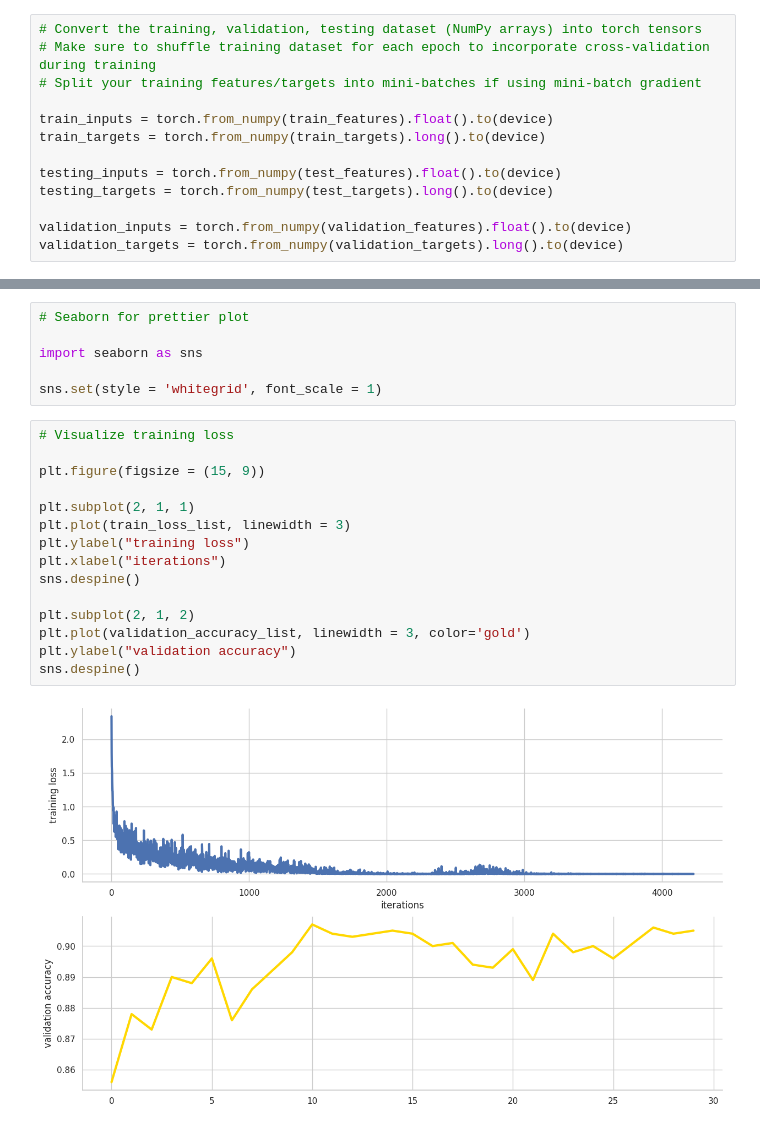
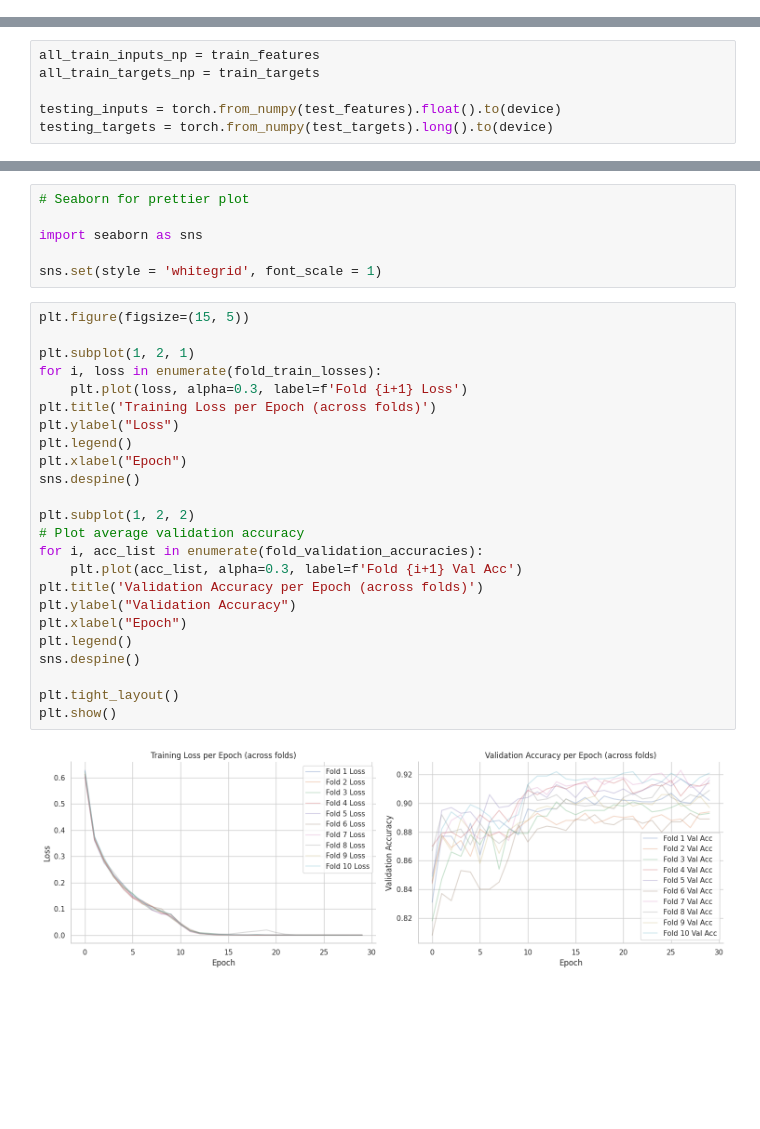
Before and after one commit to 20LiamB/IntroDL2025ECE, a Jupyter notebook: W3/3. ipynb_assignment/Lab3_Template/Lab3_LiamBakar.ipynb, the cells around one changed output, grey strips where cells are left out. Cells and saved outputs as stored; diff of their text form; blank space fills up the shorter version.

Commit message:
Cross Validation implementation

```diff
--- a/W3/3. ipynb_assignment/Lab3_Template/Lab3_LiamBakar.ipynb
+++ b/W3/3. ipynb_assignment/Lab3_Template/Lab3_LiamBakar.ipynb
@@ -231,13 +177,0 @@ def train(model,
-# %%
-# Convert the training, validation, testing dataset (NumPy arrays) into torch tensors
-# Make sure to shuffle training dataset for each epoch to incorporate cross-validation during training
-# Split your training features/targets into mini-batches if using mini-batch gradient
-
-train_inputs = torch.from_numpy(train_features).float().to(device)
-train_targets = torch.from_numpy(train_targets).long().to(device)
-
-testing_inputs = torch.from_numpy(test_features).float().to(device)
-testing_targets = torch.from_numpy(test_targets).long().to(device)
-
-validation_inputs = torch.from_numpy(validation_features).float().to(device)
-validation_targets = torch.from_numpy(validation_targets).long().to(device)
@@ -268,0 +181,6 @@ for epoch in tqdm.trange(epochs):
+# %%
+all_train_inputs_np = train_features
+all_train_targets_np = train_targets
+
+testing_inputs = torch.from_numpy(test_features).float().to(device)
+testing_targets = torch.from_numpy(test_targets).long().to(device)
@@ -275,20 +279,29 @@ import seaborn as sns
 
 sns.set(style = 'whitegrid', font_scale = 1)
 # %%
-# Visualize training loss
+plt.figure(figsize=(15, 5))
 
-plt.figure(figsize = (15, 9))
-
-plt.subplot(2, 1, 1)
-plt.plot(train_loss_list, linewidth = 3)
-plt.ylabel("training loss")
-plt.xlabel("iterations")
+plt.subplot(1, 2, 1)
+for i, loss in enumerate(fold_train_losses):
+    plt.plot(loss, alpha=0.3, label=f'Fold {i+1} Loss')
+plt.title('Training Loss per Epoch (across folds)')
+plt.ylabel("Loss")
+plt.legend()
+plt.xlabel("Epoch")
 sns.despine()
 
-plt.subplot(2, 1, 2)
-plt.plot(validation_accuracy_list, linewidth = 3, color='gold')
-plt.ylabel("validation accuracy")
+plt.subplot(1, 2, 2)
+# Plot average validation accuracy
+for i, acc_list in enumerate(fold_validation_accuracies):
+    plt.plot(acc_list, alpha=0.3, label=f'Fold {i+1} Val Acc')
+plt.title('Validation Accuracy per Epoch (across folds)')
+plt.ylabel("Validation Accuracy")
+plt.xlabel("Epoch")
+plt.legend()
 sns.despine()
+
+plt.tight_layout()
+plt.show()
 # %% [output]
-[figure, old version]
+[figure, new version]
 # %%
```
Also changed, not shown: parts of 10 cells of this notebook.
